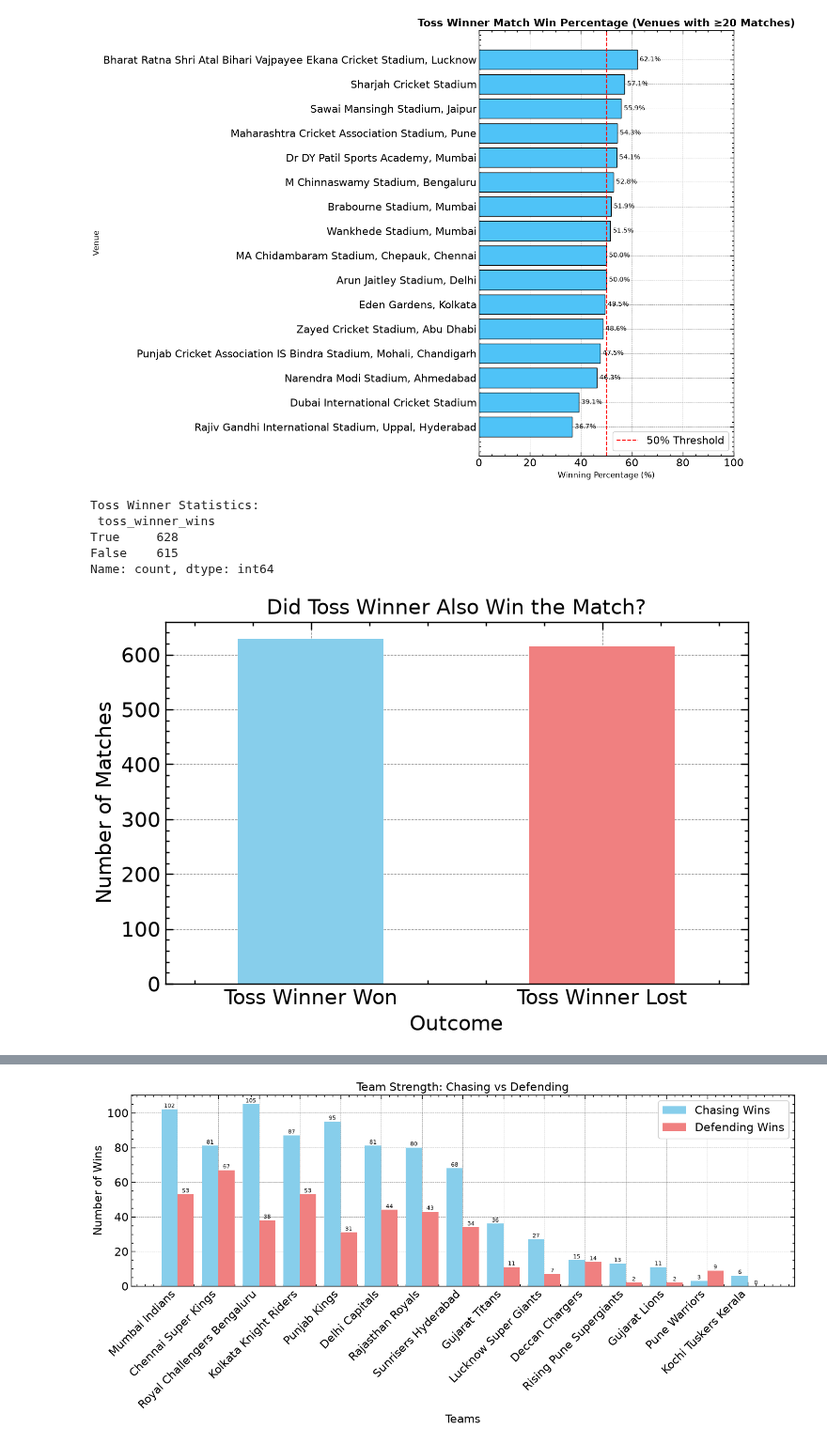
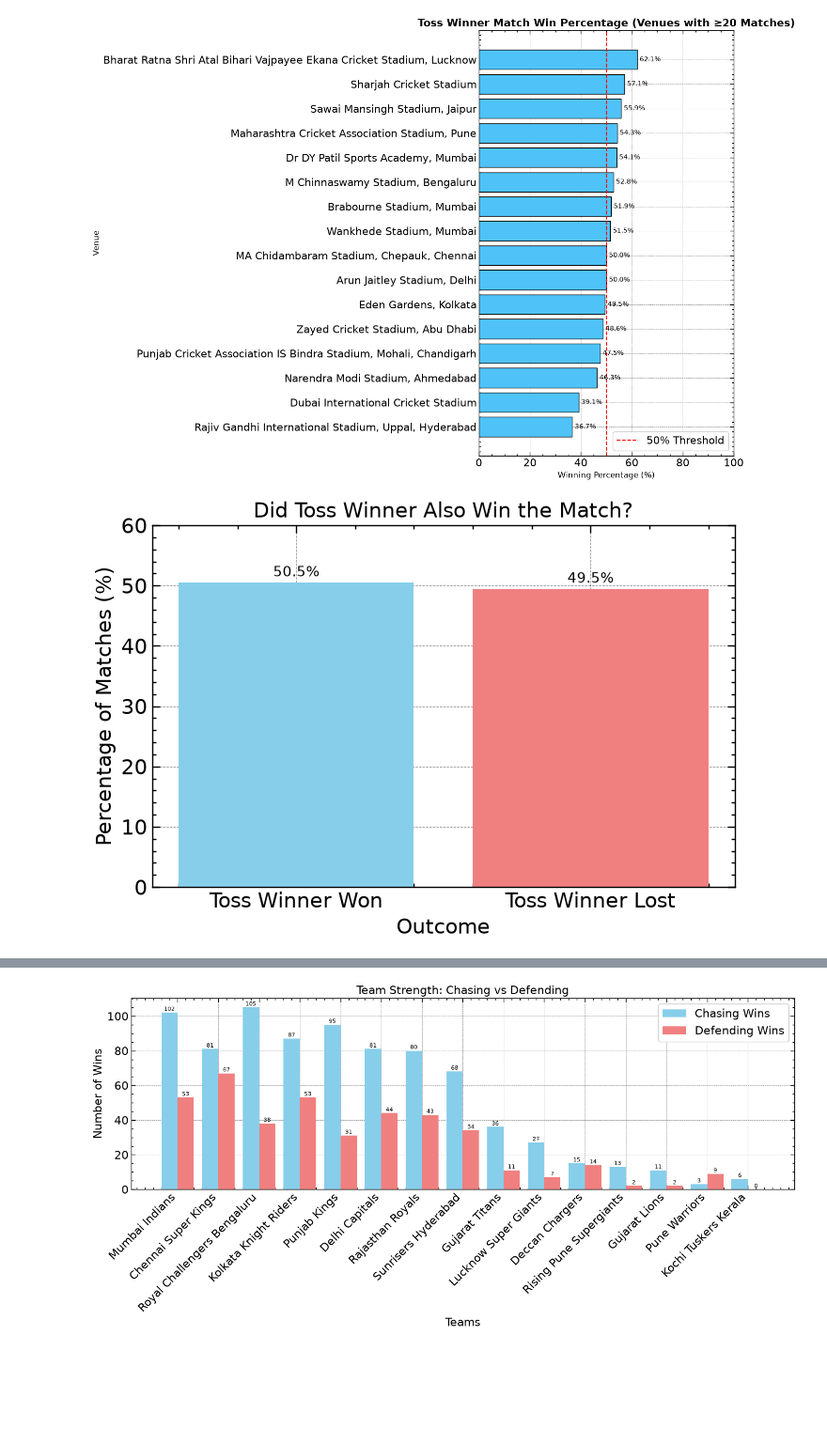
Before and after one commit to Karanveer-Tinna/ipl-cricket-prediction-model, a Jupyter notebook: notebooks/03_eda.ipynb, the cells around one changed output, grey strips where cells are left out. Shown at 94% size. Drawn from its saved outputs; the diff is of its cells as text; code cells hidden in the pictures; blank space fills up the shorter version.

```diff
--- a/notebooks/03_eda.ipynb
+++ b/notebooks/03_eda.ipynb
@@ -299,28 +342,44 @@ plt.show()
 # %% [output]
 [figure]
 # %%
-match_df['toss_winner_wins'] = match_df['toss_winner'] == match_df['winner']
+match_df['toss_winner_wins'] = (
+    match_df['toss_winner'] == match_df['winner']
+)
 
-toss_winner_stats = match_df['toss_winner_wins'].value_counts()
-
-print("Toss Winner Statistics:\n", toss_winner_stats)
+toss_winner_pct = (
+    match_df['toss_winner_wins']
+    .value_counts(normalize=True)
+    .mul(100)
+)
 
 plt.figure(figsize=(8, 5))
-toss_winner_stats.plot(kind='bar', color=['skyblue', 'lightcoral'])
+
+bars = plt.bar(
+    ['Toss Winner Won', 'Toss Winner Lost'],
+    [
+        toss_winner_pct.get(True, 0),
+        toss_winner_pct.get(False, 0)
+    ],
+    color=['skyblue', 'lightcoral']
+)
+
+for bar in bars:
+    height = bar.get_height()
+    plt.text(
+        bar.get_x() + bar.get_width()/2,
+        height + 1,
+        f'{height:.1f}%',
+        ha='center',
+        fontsize=11
+    )
+
 plt.title('Did Toss Winner Also Win the Match?')
-plt.xticks(
-    ticks=[0, 1],
-    labels=['Toss Winner Won', 'Toss Winner Lost'],
-    rotation=0
-)
-plt.ylabel('Number of Matches')
+plt.ylabel('Percentage of Matches (%)')
 plt.xlabel('Outcome')
+plt.ylim(0, 60)
+plt.grid(axis='y', linestyle='--', alpha=0.5)
+
 plt.show()
 # %% [output]
-Toss Winner Statistics:
- toss_winner_wins
-True     628
-False    615
-Name: count, dtype: int64
-[figure, old version]
+[figure, new version]
 # %%
```
Also changed, not shown: parts of 5 cells of this notebook.
